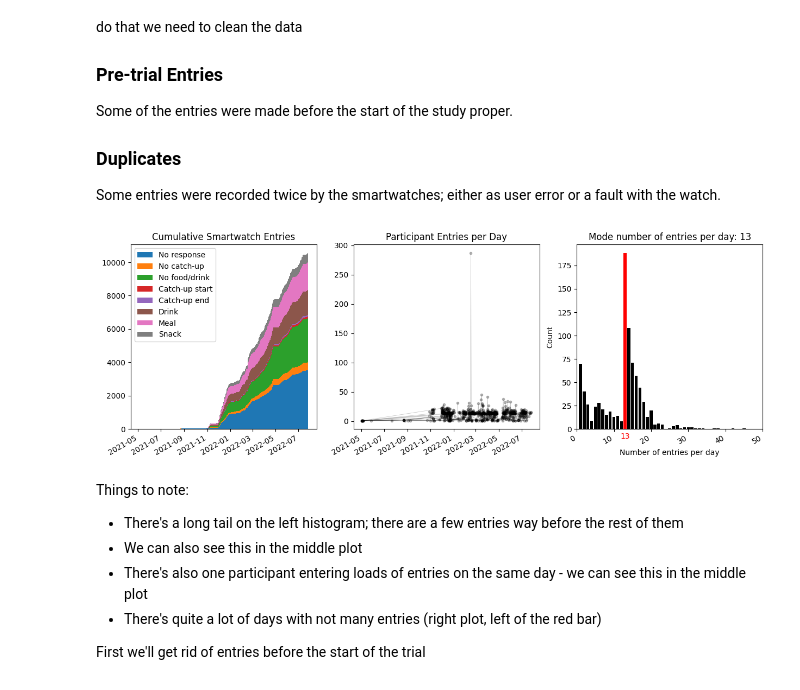
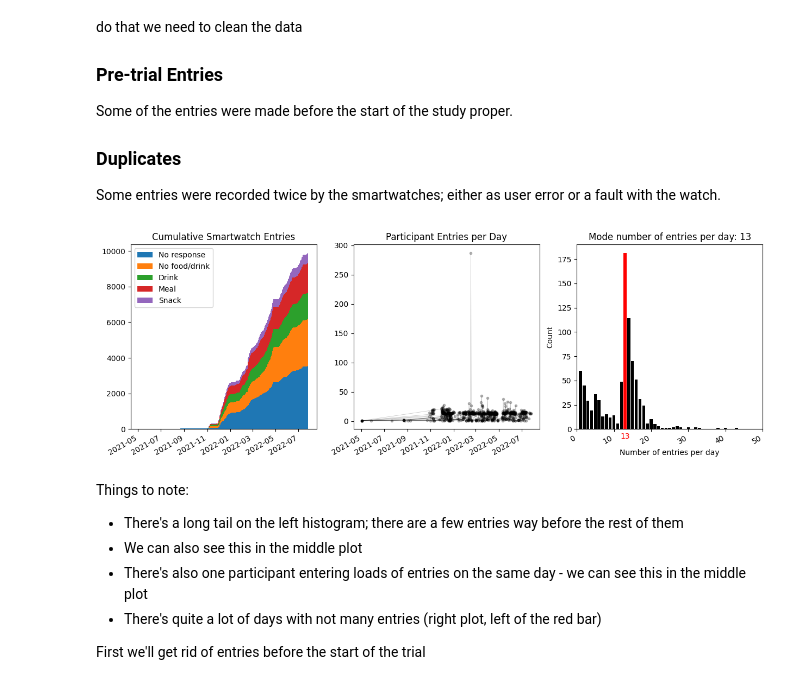
Before and after one commit to richard-lane/seaco_malaysia, a Jupyter notebook: smartwatch_data_cleaning.ipynb, the cells around one changed output. Drawn from its saved outputs; the diff is of its cells as text; code cells hidden in the pictures.

```diff
--- a/smartwatch_data_cleaning.ipynb
+++ b/smartwatch_data_cleaning.ipynb
@@ -19,35 +19,36 @@ Preamble
 """
 Show the visualisations that we'll be using to clean the data
 
 """
 import matplotlib.pyplot as plt
-from ema import read, plotting
+from ema import read, plotting, clean
 
 
 def three_plots(path: str):
     """
     Make three plots from meal_info
 
     """
     fig, axes = plt.subplots(1, 3, figsize=(15, 5))
 
     plotting.entry_time_hist(meal_info, cumulative=True, fig_ax=(fig, axes[0]))
     axes[0].set_title("Cumulative Smartwatch Entries")
 
     plotting.participant_entries_per_day(meal_info, fig_ax=(fig, axes[1]))
     axes[1].set_title("Participant Entries per Day")
 
     *_, mode = plotting.participant_entries_histogram(meal_info, fig_ax=(fig, axes[2]))
     axes[2].set_title(f"Mode number of entries per day: {mode}")
 
     fig.autofmt_xdate()
     fig.savefig(path)
 
 
 meal_info = read.all_meal_info()
+meal_info = meal_info[~clean.catchups_mask(meal_info)]
 three_plots("img/before_cleaning.png")
 # %% [output]
-[figure, old version]
+[figure, new version]
 # %% [markdown]
 Things to note:
 - There's a long tail on the left histogram; there are a few entries way before the rest of them
```
Also changed, not shown: parts of 5 cells of this notebook, 1 other file.
